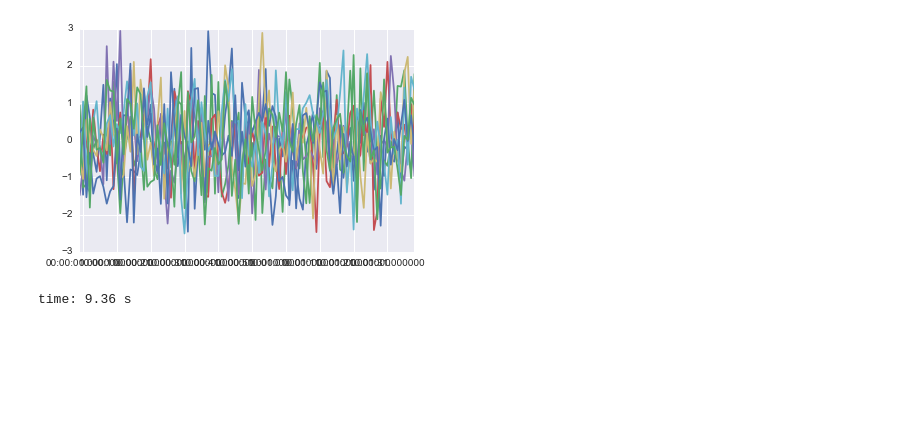
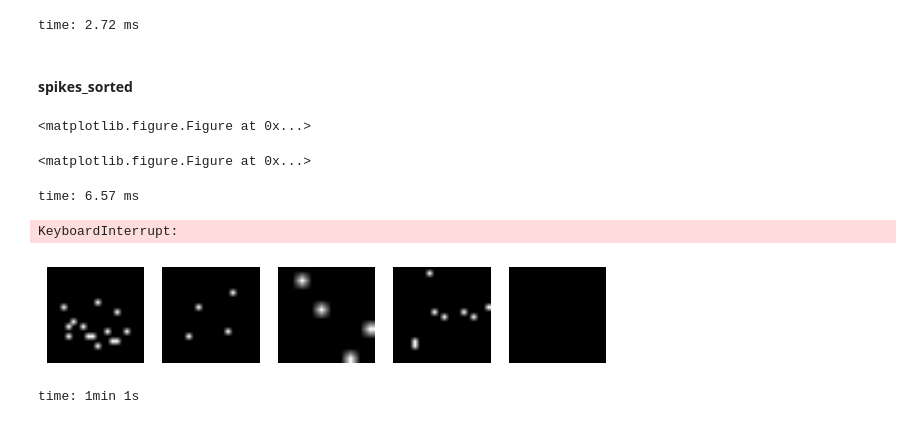
Before and after one commit to UV-ETSE-GPDS/uvnn-clone, a Jupyter notebook: uvnn/snns/evtCD/evtcd.ipynb, the cells around one changed output. Drawn from its saved outputs; the diff is of its cells as text; code cells hidden in the pictures; blank space fills up the shorter version.

```diff
--- a/uvnn/snns/evtCD/evtcd.ipynb
+++ b/uvnn/snns/evtCD/evtcd.ipynb
@@ -30,21 +22,46 @@ time: 37 s
-# %%
-import matplotlib.pylab as plt
-import pandas as pd
-import numpy as np
-import time
-from IPython import display
-%matplotlib inline
-
-i = pd.date_range('2013-1-1',periods=100,freq='s')
-
-while True:
-    try:
-        plt.plot(pd.Series(data=np.random.randn(100), index=i))
-        display.display(plt.gcf())
-        display.clear_output(wait=True)
-        time.sleep(1)
-    except KeyboardInterrupt:
-        break
-# %% [output]
-[figure, removed]
-time: 9.36 s
+# %%
+spikes_sorted = sorted(spike_history)
+# %% [output]
+time: 2.72 ms
+# %% [markdown]
+#### spikes_sorted
+# %%
+import collections
+last_spike_count = 15
+last_spiked_in = [collections.deque(maxlen=last_spike_count) for _ in range(5)]
+plt_m, plt_n = 5, 1
+plt.figure(figsize=(3 * plt_m, 3 * plt_n))
+# %% [output]
+<matplotlib.figure.Figure at 0x...>
+<matplotlib.figure.Figure at 0x...>
+time: 6.57 ms
+# %%
+
+for triplet in spikes_sorted:
+    #print triplet
+    trip_layer = triplet[1]
+    last_spiked_in[trip_layer + 1].append(triplet)
+    #print last_spiked_in
+    # -1 th layer 20 x 20 (imaginary)
+    layer_sizes = [(20, 20), (20, 20), (10, 10), (20, 20), (10, 10)]
+    arrs = [np.zeros(shp) for shp in layer_sizes]
+    for layer in range(5):
+        display.clear_output(wait=True)
+        for sp_tr in last_spiked_in[layer]:
+            #print sp_tr
+            addr = sp_tr[2]
+            sz_x, sz_y  = layer_sizes[layer]
+            #print sz_x, sz_y, layer
+            arrs[layer][addr % sz_x, addr / sz_y] = 1
+        ax = plt.subplot(plt_n, plt_m, layer + 1)
+        ax.get_xaxis().set_visible(False)
+        ax.get_yaxis().set_visible(False)
+        plt.gray()
+        plt.imshow(arrs[layer])
+        plt.draw()
+    display.display(plt.gcf())
+    time.sleep(0.1)
+# %% [output]
+KeyboardInterrupt:
+[figure, added]
+time: 1min 1s
```
Also changed, not shown: parts of 2 cells of this notebook, 1 other file.
